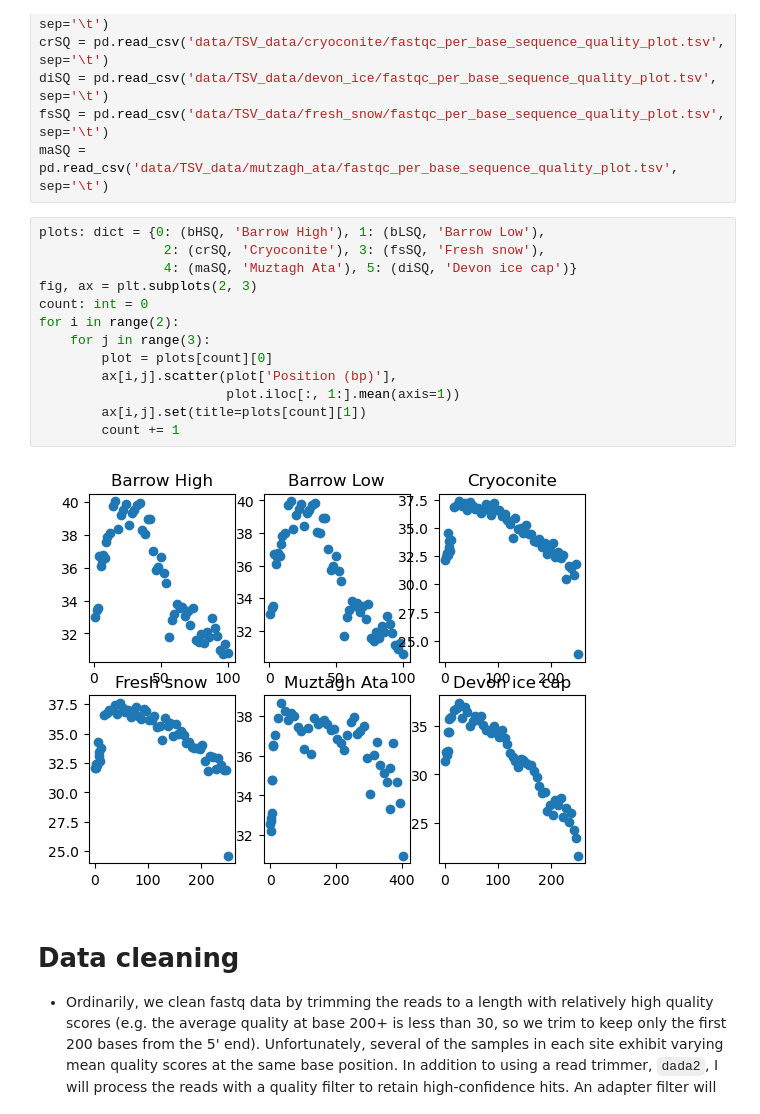
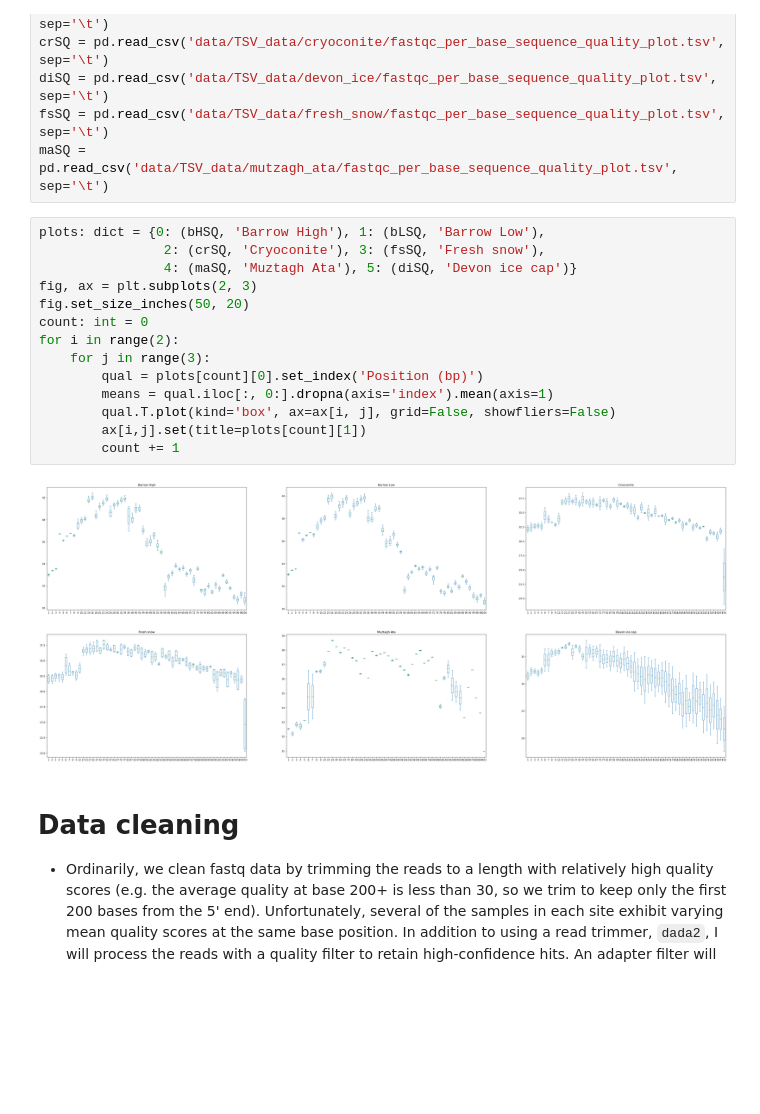
Before and after one commit to SJ-31/Cryosphere-ICCS261, a Jupyter notebook: main.ipynb, the cells around one changed output. Saved outputs shown, nothing was run; the diff lists cells and outputs as text; blank space fills up the shorter version.

```diff
--- a/main.ipynb
+++ b/main.ipynb
@@ -104,18 +104,19 @@ maSQ = pd.read_csv('data/TSV_data/mutzagh_ata/fastqc_per_base_sequence_quality_p
 # %%
 plots: dict = {0: (bHSQ, 'Barrow High'), 1: (bLSQ, 'Barrow Low'),
                 2: (crSQ, 'Cryoconite'), 3: (fsSQ, 'Fresh snow'),
                 4: (maSQ, 'Muztagh Ata'), 5: (diSQ, 'Devon ice cap')}
 fig, ax = plt.subplots(2, 3)
+fig.set_size_inches(50, 20)
 count: int = 0
 for i in range(2):
     for j in range(3):
-        plot = plots[count][0]
-        ax[i,j].scatter(plot['Position (bp)'],
-                        plot.iloc[:, 1:].mean(axis=1))
+        qual = plots[count][0].set_index('Position (bp)')
+        means = qual.iloc[:, 0:].dropna(axis='index').mean(axis=1)
+        qual.T.plot(kind='box', ax=ax[i, j], grid=False, showfliers=False)
         ax[i,j].set(title=plots[count][1])
         count += 1
 # %% [output]
-[figure, old version]
+[figure, new version]
 # %% [markdown]
 # Data cleaning
 - Ordinarily, we clean fastq data by trimming the reads to a length with relatively high quality scores (e.g. the average quality at base 200+ is less than 30, so we trim to keep only the first 200 bases from the 5' end). Unfortunately, several of the samples in each site exhibit varying mean quality scores at the same base position. In addition to using a read trimmer, `dada2`, I will process the reads with a quality filter to retain high-confidence hits. An adapter filter will also be used because of the adapter content in some samples.
```
Also changed, not shown: parts of 8 cells of this notebook, 12 other files.
